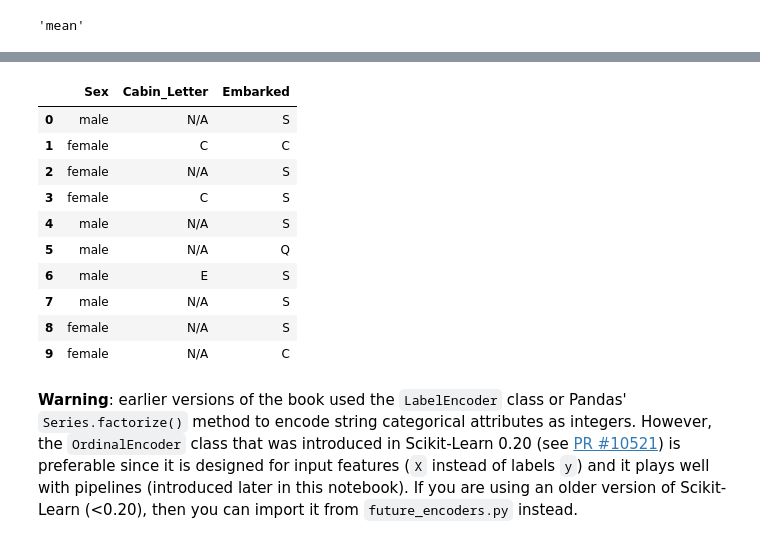
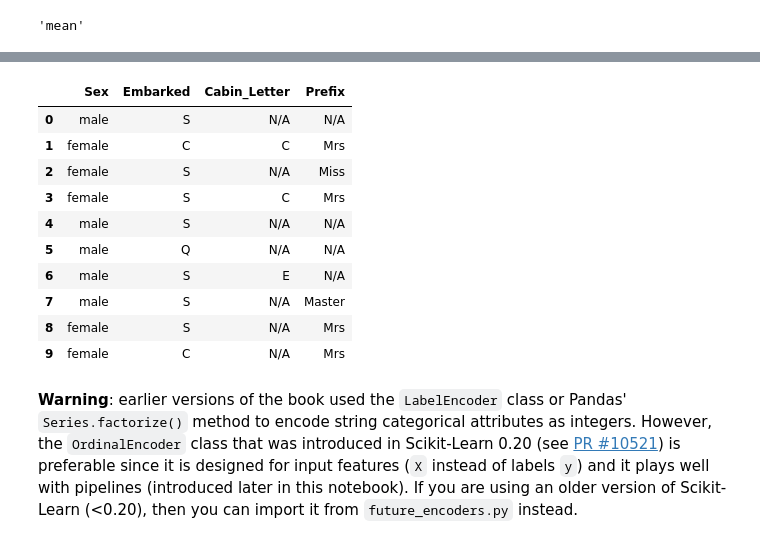
Before and after one commit to ssajnani/TitanicKaggle, a Jupyter notebook: notebooks/ssajnani_Assign2.ipynb, the cells around one changed output, grey strips where cells are left out. Saved outputs shown, nothing was run; the diff lists cells and outputs as text; code cells hidden in the pictures.

```diff
--- a/notebooks/ssajnani_Assign2.ipynb
+++ b/notebooks/ssajnani_Assign2.ipynb
@@ -645,0 +334,5 @@ housing["population_per_household"]=housing["population"]/housing["households"]
+# %%
+family_size = titanic_copy["Parch"] + titanic_copy["SibSp"] + 1
+titanic_copy['alone'] = 1
+titanic_copy.loc[family_size > 1, 'alone'] = 0
+print(titanic_copy['alone'].value_counts())
@@ -685,0 +386,20 @@ housing.describe()
+# %%
+# Cut out the Cabin Letter from the Cabin Number and concat it to the
+# dataframe we already have
+temp_copy = pd.concat([titanic_copy, titanic_copy['Cabin'].str.slice(start=1).str.split(" ", n = 1, expand = True)[0], titanic_copy['Cabin'].str.slice(stop=1)], axis=1)
+temp_copy.columns.values[14] = "Cabin_Letter"
+temp_copy.rename(columns = {0: "Cabin_Number"}, inplace = True)
+
+# Convert Cabin_Number to a numeric value
+temp_copy.loc[temp_copy.Cabin.isnull(), "Cabin_Number"] = np.nan
+temp_copy['Cabin_Number'] = temp_copy['Cabin_Number'].fillna(-1)
+temp_copy['Cabin_Number'] = temp_copy.Cabin_Number.convert_objects(convert_numeric=True)
+temp_copy['Cabin_Number'] = temp_copy['Cabin_Number'].replace(-1, np.nan)
+
+attributes = ["Age", "Pclass", "Cabin_Number", "Survived", "Fare", "Parch", "SibSp"]
+scatter_matrix(temp_copy[attributes], figsize=(12, 8))
+
+# Gather individual's name prefix or title
+temp_copy['Prefix'] = temp_copy['Name'].str.split(',', n=1, expand=True)[1].str.split('.', n=1, expand=True)[0]
+print(temp_copy.info())
+titanic_temp = temp_copy
@@ -739,9 +467,3 @@ except ImportError:
 imputer = SimpleImputer(strategy="mean")
 # %% [markdown]
 Remove the text attribute because median can only be calculated on numerical attributes:
-# %%
-titanic["Sex"].fillna('N/A', inplace=True) # option 3
-titanic["Cabin_Letter"].fillna('N/A', inplace=True) # option 3
-titanic["Embarked"].fillna('N/A', inplace=True) # option 3
-titanic_num = titanic.drop(['Sex','Cabin_Letter', 'Embarked'], axis=1)
-# alternatively: housing_num = housing.select_dtypes(include=[np.number])
@@ -792,18 +551,30 @@ Now let's preprocess the categorical input feature, `ocean_proximity`:
+# %%
+
+
+for i in ['Sex', 'Embarked', 'Cabin_Letter', 'Prefix']:
+    test_pre = [' Miss',' Mrs',' Master',' Dr', ' Rev']
+    if i == 'Prefix':
+        titanic[i].fillna('N/A', inplace=True) # option 3
+        titanic.loc[~titanic[i].isin(test_pre), [i]] = 'N/A'
+    elif i == "Embarked":
+        titanic[i].fillna(titanic['Embarked'].describe()['top'], inplace=True) # option 3
+    else:
+        titanic[i].fillna('N/A', inplace=True) # option 3
 # %%
-titanic_cat = titanic[[ 'Sex', 'Cabin_Letter', 'Embarked']]
+titanic_cat = titanic[[ 'Sex', 'Embarked', 'Cabin_Letter', 'Prefix']]
 titanic_cat.head(10)
 # %% [output]
-|  | Sex | Cabin_Letter | Embarked |
-| 0 | male | N/A | S |
-| 1 | female | C | C |
-| 2 | female | N/A | S |
-| 3 | female | C | S |
-| 4 | male | N/A | S |
-| 5 | male | N/A | Q |
-| 6 | male | E | S |
-| 7 | male | N/A | S |
-| 8 | female | N/A | S |
-| 9 | female | N/A | C |
+|  | Sex | Embarked | Cabin_Letter | Prefix |
+| 0 | male | S | N/A | N/A |
+| 1 | female | C | C | Mrs |
+| 2 | female | S | N/A | Miss |
+| 3 | female | S | C | Mrs |
+| 4 | male | S | N/A | N/A |
+| 5 | male | Q | N/A | N/A |
+| 6 | male | S | E | N/A |
+| 7 | male | S | N/A | Master |
+| 8 | female | S | N/A | Mrs |
+| 9 | female | C | N/A | Mrs |
 # %% [markdown]
 **Warning**: earlier versions of the book used the `LabelEncoder` class or Pandas' `Series.factorize()` method to encode string categorical attributes as integers. However, the `OrdinalEncoder` class that was introduced in Scikit-Learn 0.20 (see [PR #10521](https://github.com/scikit-learn/scikit-learn/issues/10521)) is preferable since it is designed for input features (`X` instead of labels `y`) and it plays well with pipelines (introduced later in this notebook). If you are using an older version of Scikit-Learn (<0.20), then you can import it from `future_encoders.py` instead.
 # %%
```
Also changed, not shown: parts of 231 cells of this notebook, 7 other files.
